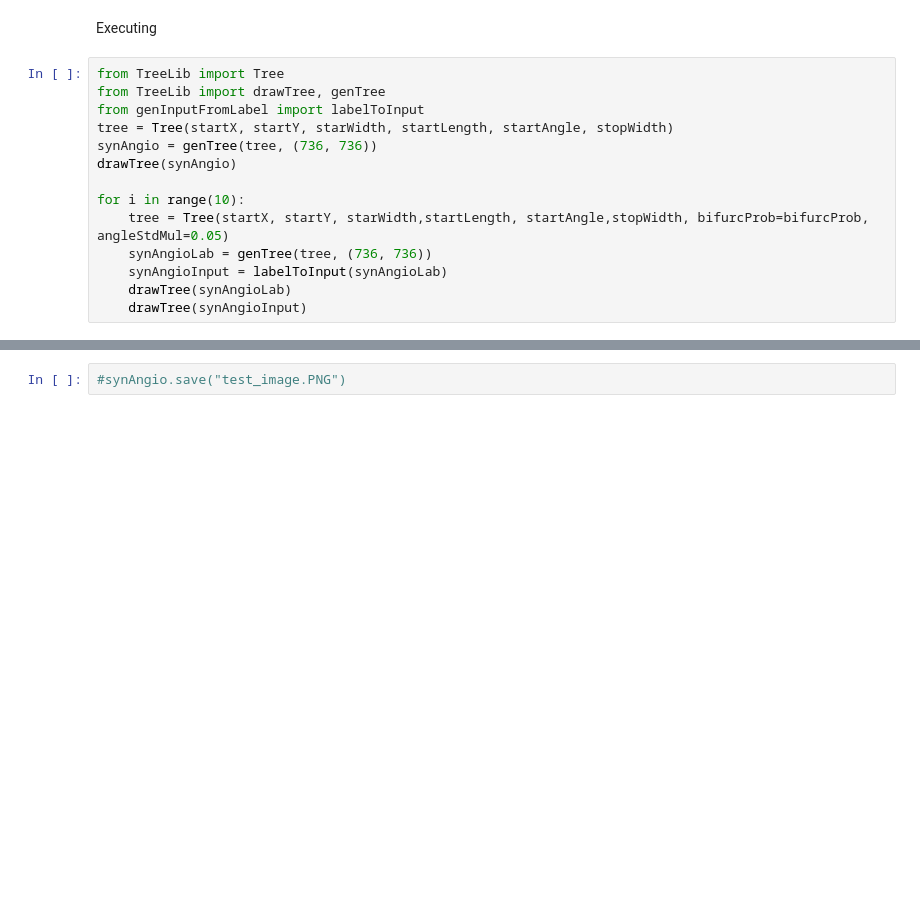
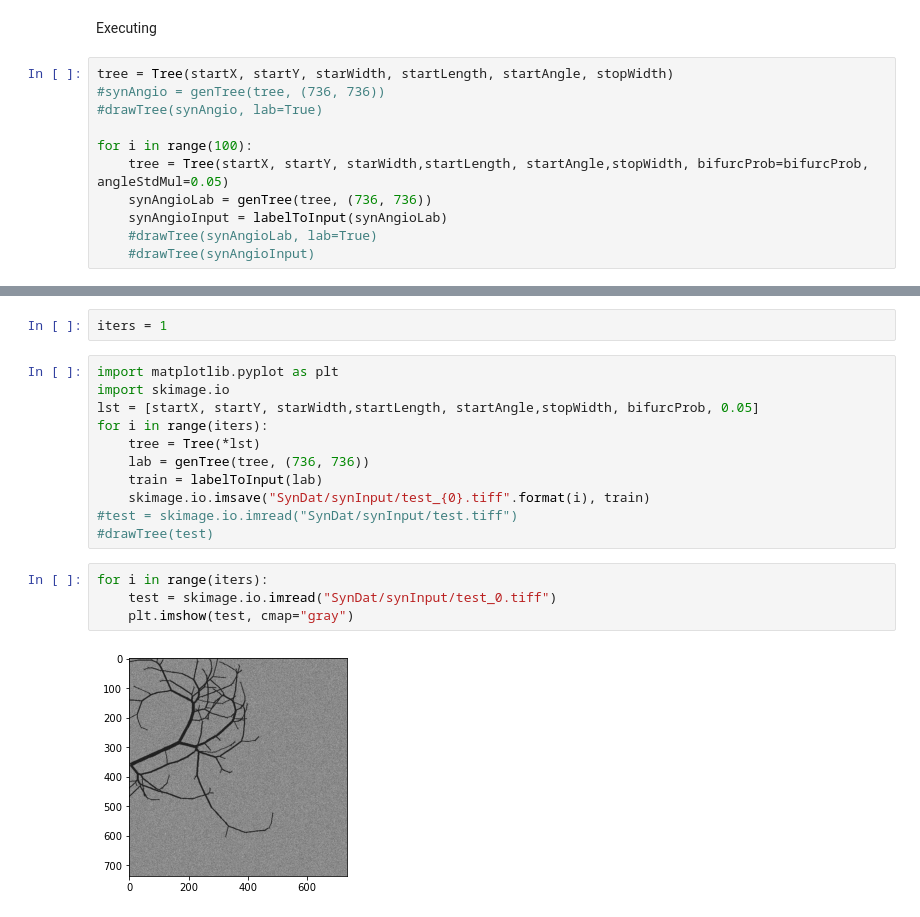
Before and after one commit to Nugni/Bachelor_rep_angiograms, a Jupyter notebook: src/Main.ipynb, the cells around one changed output, grey strips where cells are left out. Cells and saved outputs as stored; diff of their text form; blank space fills up the shorter version.

Commit message:
Added small tests in main to be deleted

```diff
--- a/src/Main.ipynb
+++ b/src/Main.ipynb
@@ -29,16 +26,13 @@ Drawing Tree
 # %% [markdown]
 Executing
 # %%
-from TreeLib import Tree
-from TreeLib import drawTree, genTree
-from genInputFromLabel import labelToInput
 tree = Tree(startX, startY, starWidth, startLength, startAngle, stopWidth)
-synAngio = genTree(tree, (736, 736))
-drawTree(synAngio)
+#synAngio = genTree(tree, (736, 736))
+#drawTree(synAngio, lab=True)
 
-for i in range(10):
+for i in range(100):
     tree = Tree(startX, startY, starWidth,startLength, startAngle,stopWidth, bifurcProb=bifurcProb, angleStdMul=0.05)
     synAngioLab = genTree(tree, (736, 736))
     synAngioInput = labelToInput(synAngioLab)
-    drawTree(synAngioLab)
-    drawTree(synAngioInput)
+    #drawTree(synAngioLab, lab=True)
+    #drawTree(synAngioInput)
@@ -59,2 +39,19 @@ for i in range(10):
-# %%
-#synAngio.save("test_image.PNG")
+# %%
+iters = 1
+# %%
+import matplotlib.pyplot as plt
+import skimage.io
+lst = [startX, startY, starWidth,startLength, startAngle,stopWidth, bifurcProb, 0.05]
+for i in range(iters):
+    tree = Tree(*lst)
+    lab = genTree(tree, (736, 736))
+    train = labelToInput(lab)
+    skimage.io.imsave("SynDat/synInput/test_{0}.tiff".format(i), train)
+#test = skimage.io.imread("SynDat/synInput/test.tiff")
+#drawTree(test)
+# %%
+for i in range(iters):
+    test = skimage.io.imread("SynDat/synInput/test_0.tiff")
+    plt.imshow(test, cmap="gray")
+# %% [output]
+[figure, added]
```
Also changed, not shown: parts of 4 cells of this notebook.
